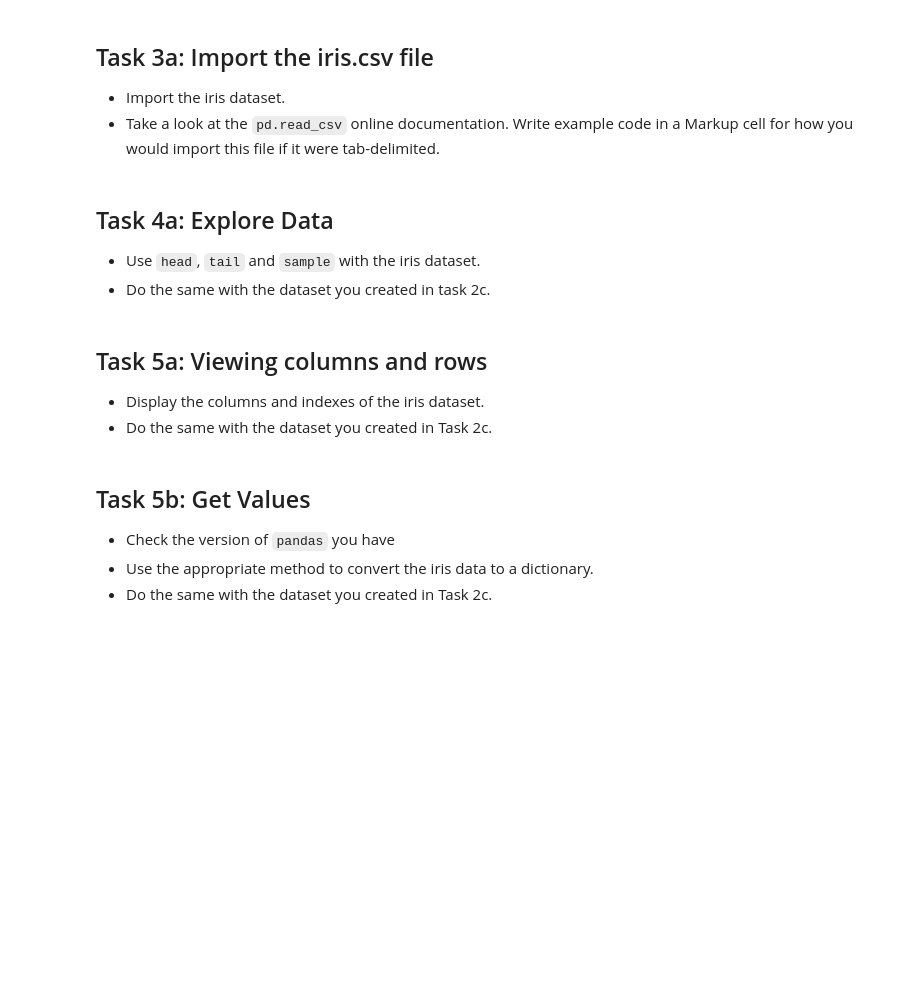
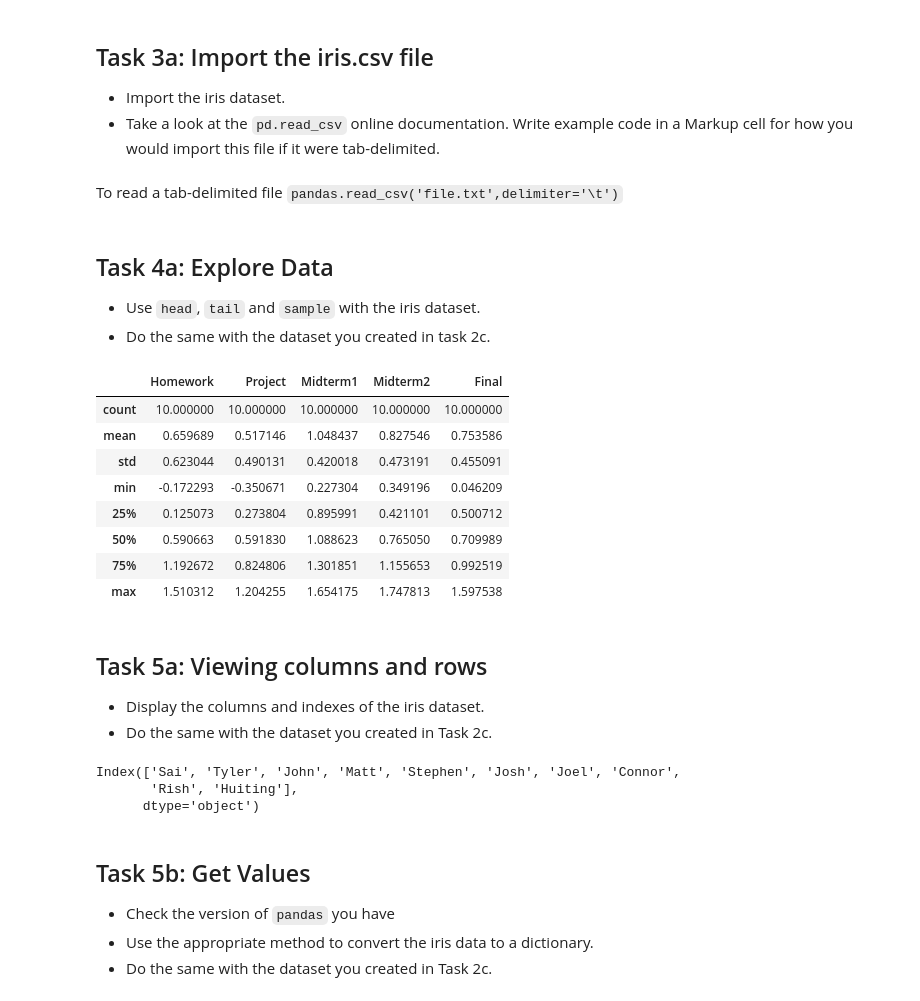
Before and after one commit to saioruganti/Data-Analytics-With-Python, a Jupyter notebook: L03-Pandas_Part1-Practice.ipynb, the cells around one changed output. Drawn from its saved outputs; the diff is of its cells as text; code cells hidden in the pictures; blank space fills up the shorter version.

```diff
--- a/L03-Pandas_Part1-Practice.ipynb
+++ b/L03-Pandas_Part1-Practice.ipynb
@@ -34,13 +132,40 @@ Follow along with the teaching material in the lesson. Throughout the tutorial s
+# %% [markdown]
+To read a tab-delimited file
+`pandas.read_csv('file.txt',delimiter='\t')`
 # %% [markdown]
 ## Task 4a: Explore Data
 
  + Use `head`, `tail` and `sample` with the iris dataset.
  + Do the same with the dataset you created in task 2c.
+# %%
+grades.head()
+grades.tail()
+grades.sample(2)
+grades.describe()
+# %% [output]
+|  | Homework | Project | Midterm1 | Midterm2 | Final |
+| count | 10.000000 | 10.000000 | 10.000000 | 10.000000 | 10.000000 |
+| mean | 0.659689 | 0.517146 | 1.048437 | 0.827546 | 0.753586 |
+| std | 0.623044 | 0.490131 | 0.420018 | 0.473191 | 0.455091 |
+| min | -0.172293 | -0.350671 | 0.227304 | 0.349196 | 0.046209 |
+| 25% | 0.125073 | 0.273804 | 0.895991 | 0.421101 | 0.500712 |
+| 50% | 0.590663 | 0.591830 | 1.088623 | 0.765050 | 0.709989 |
+| 75% | 1.192672 | 0.824806 | 1.301851 | 1.155653 | 0.992519 |
+| max | 1.510312 | 1.204255 | 1.654175 | 1.747813 | 1.597538 |
 # %% [markdown]
 ## Task 5a: Viewing columns and rows
 
 + Display the columns and indexes of the iris dataset.
 + Do the same with the dataset you created in Task 2c.
+# %%
+iris_df.columns
+iris_df.index
+grades.columns
+grades.index
+# %% [output]
+Index(['Sai', 'Tyler', 'John', 'Matt', 'Stephen', 'Josh', 'Joel', 'Connor',
+       'Rish', 'Huiting'],
+      dtype='object')
 # %% [markdown]
 ## Task 5b: Get Values
 
```
Also changed, not shown: parts of 17 cells of this notebook, 3 other files.
